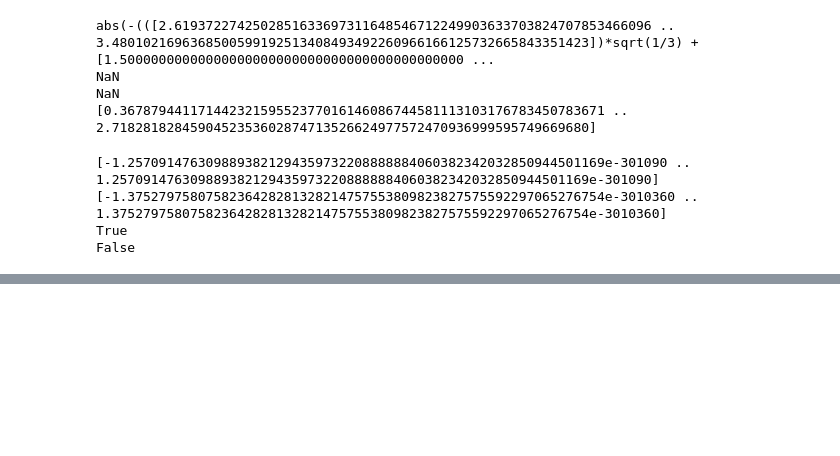
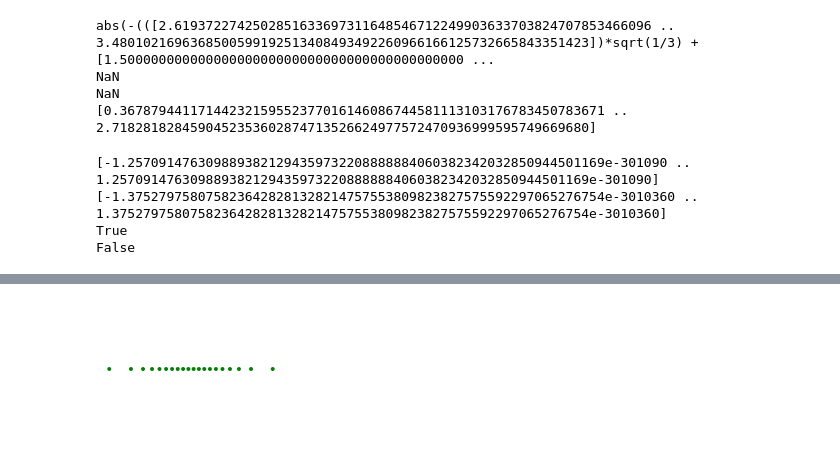
Before and after one commit to Hazdard/fluids_arith, a Jupyter notebook: test.ipynb, the cells around one changed output, grey strips where cells are left out. Saved outputs shown, nothing was run; the diff lists cells and outputs as text; code cells hidden in the pictures; blank space fills up the shorter version.

```diff
--- a/test.ipynb
+++ b/test.ipynb
@@ -70,0 +102,26 @@ False
+# %%
+def grid_concentrated_1D(y,A, n, B=NaN):
+    if B == NaN:
+        B = A
+        A = -B
+    if not (A <= y <= B):
+        raise ValueError("y doit être entre A et B.")
+    if n == 1:
+        return [y]
+
+    from scipy.stats import norm
+    # Espace normalisé symétrique autour de 0
+    t = [(i + 0.5) / n for i in range(n)]
+    # Transformée inverse de la fonction de répartition normale
+    z = [norm.ppf(val) for val in t]
+
+    # Normalisation dans [A,B] centrée autour de y
+    z_min = min(z)
+    z_max = max(z)
+    scale = min(y - A, B - y) / max(abs(z_min), abs(z_max))
+    return [y + scale * zi for zi in z]
+
+pts = grid_concentrated_1D(1,0, 20, 10)
+show(sum(point((x, 0), size=8, color="green") for x in pts), axes=False,figsize=2)
+# %% [output]
+[figure, added]
```
Also changed, not shown: parts of 1 cell of this notebook, 1 other file.
